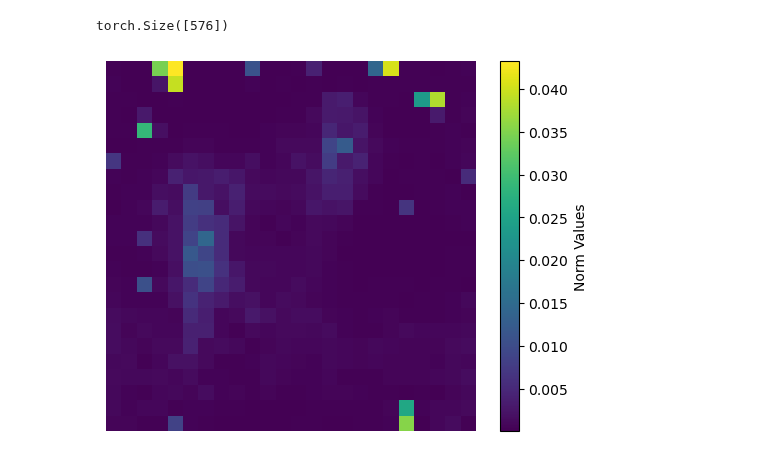
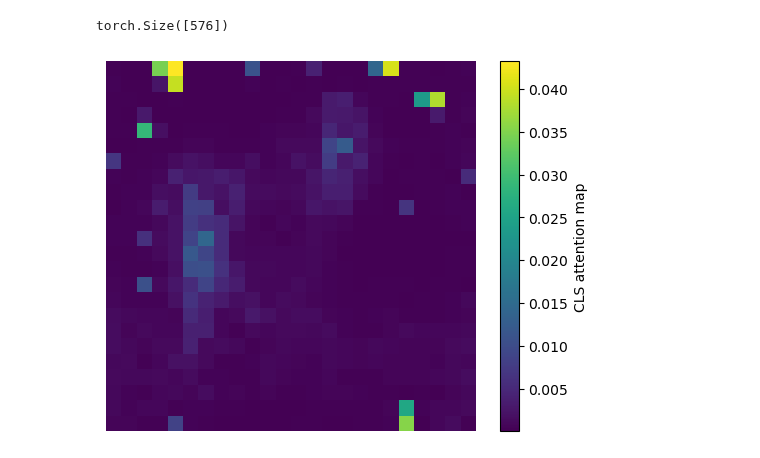
Before and after one commit to azywot/fact, a Jupyter notebook: DEIT-III/notebook.ipynb, the cells around one changed output. Saved outputs shown, nothing was run; the diff lists cells and outputs as text; code cells hidden in the pictures.

```diff
--- a/DEIT-III/notebook.ipynb
+++ b/DEIT-III/notebook.ipynb
@@ -247,7 +247,7 @@ torch.Size([576])
 # %%
 plt.imshow(attn_map_mean.reshape(24, 24).detach().numpy())
 plt.axis('off')  # Turn off axis labels
-plt.colorbar(label='Norm Values')  # Add a colorbar as a legend
+plt.colorbar(label='CLS attention map')  # Add a colorbar as a legend
 plt.show()
 # %% [output]
-[figure, old version]
+[figure, new version]
```
